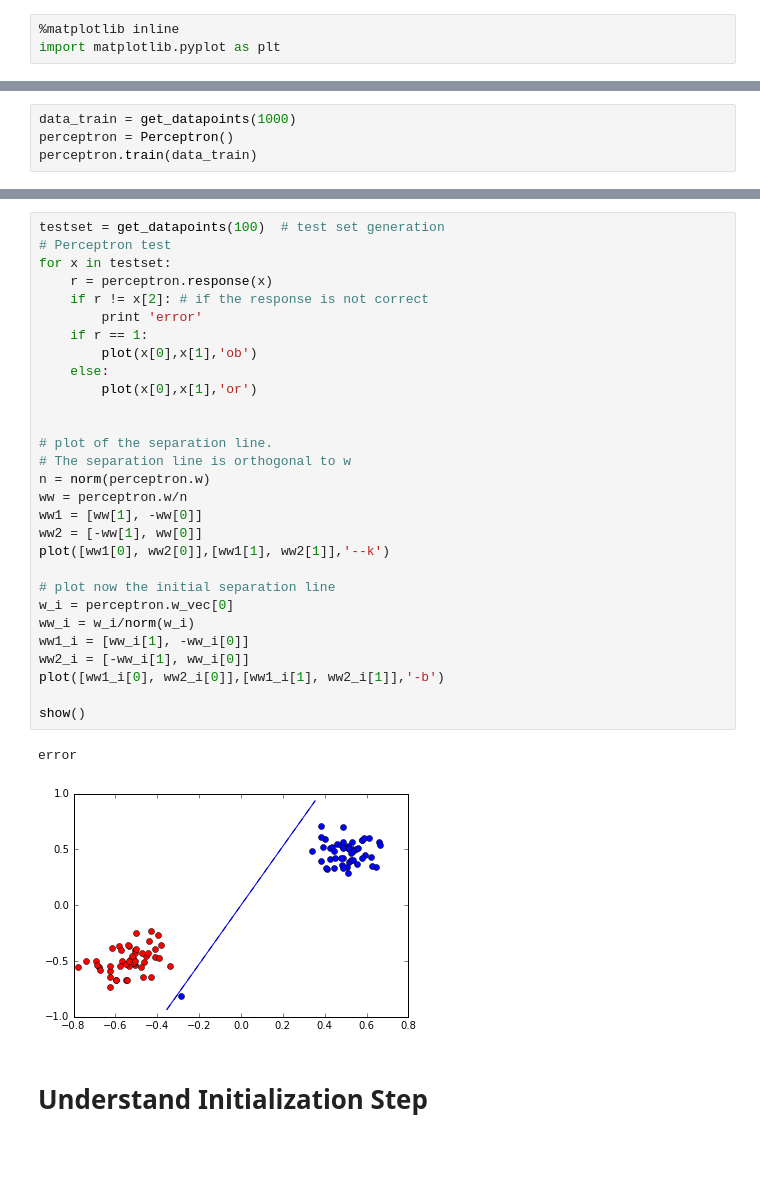
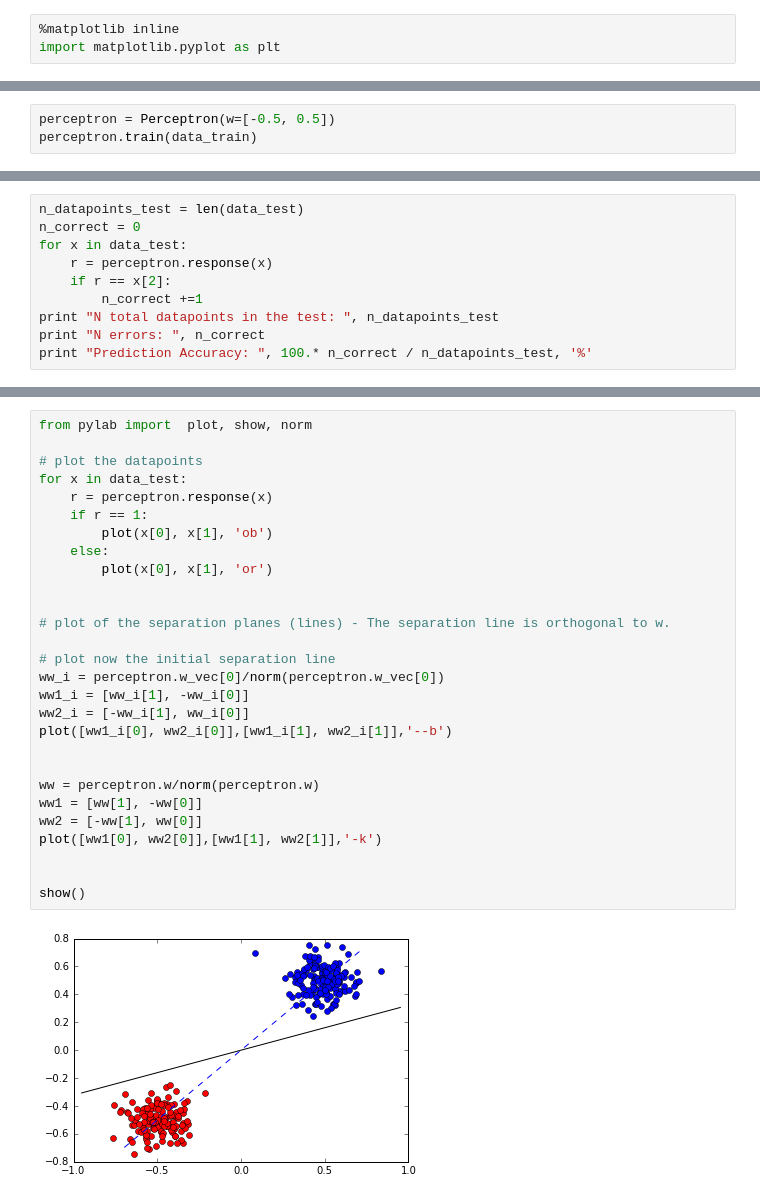
Before and after one commit to tsarouch/daltonic_assistant, a Jupyter notebook: perceptron_demo.ipynb, the cells around one changed output, grey strips where cells are left out. Saved outputs shown, nothing was run; the diff lists cells and outputs as text; blank space fills up the shorter version.

```diff
--- a/perceptron_demo.ipynb
+++ b/perceptron_demo.ipynb
@@ -92,4 +98,0 @@ class Perceptron:
-# %%
-data_train = get_datapoints(1000)
-perceptron = Perceptron()
-perceptron.train(data_train)
@@ -106,0 +102,3 @@ epoch:6, sum error: 0.0, learned: True
+# %%
+perceptron = Perceptron(w=[-0.5, 0.5])
+perceptron.train(data_train)
@@ -106,0 +125,10 @@ epoch:6, sum error: 0.0, learned: True
+# %%
+n_datapoints_test = len(data_test)
+n_correct = 0
+for x in data_test:
+    r = perceptron.response(x)
+    if r == x[2]:
+        n_correct +=1
+print "N total datapoints in the test: ", n_datapoints_test
+print "N errors: ", n_correct
+print "Prediction Accuracy: ", 100.* n_correct / n_datapoints_test, '%'
@@ -107,34 +146,30 @@ epoch:6, sum error: 0.0, learned: True
 # %%
-testset = get_datapoints(100)  # test set generation
-# Perceptron test
-for x in testset:
+from pylab import  plot, show, norm
+
+# plot the datapoints
+for x in data_test:
     r = perceptron.response(x)
-    if r != x[2]: # if the response is not correct
-        print 'error'
     if r == 1:
-        plot(x[0],x[1],'ob')
+        plot(x[0], x[1], 'ob')
     else:
-        plot(x[0],x[1],'or')
+        plot(x[0], x[1], 'or')
 
 
-# plot of the separation line.
-# The separation line is orthogonal to w
-n = norm(perceptron.w)
-ww = perceptron.w/n
+# plot of the separation planes (lines) - The separation line is orthogonal to w.
+
+# plot now the initial separation line
+ww_i = perceptron.w_vec[0]/norm(perceptron.w_vec[0])
+ww1_i = [ww_i[1], -ww_i[0]]
+ww2_i = [-ww_i[1], ww_i[0]]
+plot([ww1_i[0], ww2_i[0]],[ww1_i[1], ww2_i[1]],'--b')
+
+
+ww = perceptron.w/norm(perceptron.w)
 ww1 = [ww[1], -ww[0]]
 ww2 = [-ww[1], ww[0]]
-plot([ww1[0], ww2[0]],[ww1[1], ww2[1]],'--k')
+plot([ww1[0], ww2[0]],[ww1[1], ww2[1]],'-k')
 
-# plot now the initial separation line
-w_i = perceptron.w_vec[0]
-ww_i = w_i/norm(w_i)
-ww1_i = [ww_i[1], -ww_i[0]]
-ww2_i = [-ww_i[1], ww_i[0]]
-plot([ww1_i[0], ww2_i[0]],[ww1_i[1], ww2_i[1]],'-b')
 
 show()
 # %% [output]
-error
-[figure, old version]
+[figure, new version]
-# %% [markdown]
-# Understand Initialization Step
```
Also changed, not shown: parts of 19 cells of this notebook.
